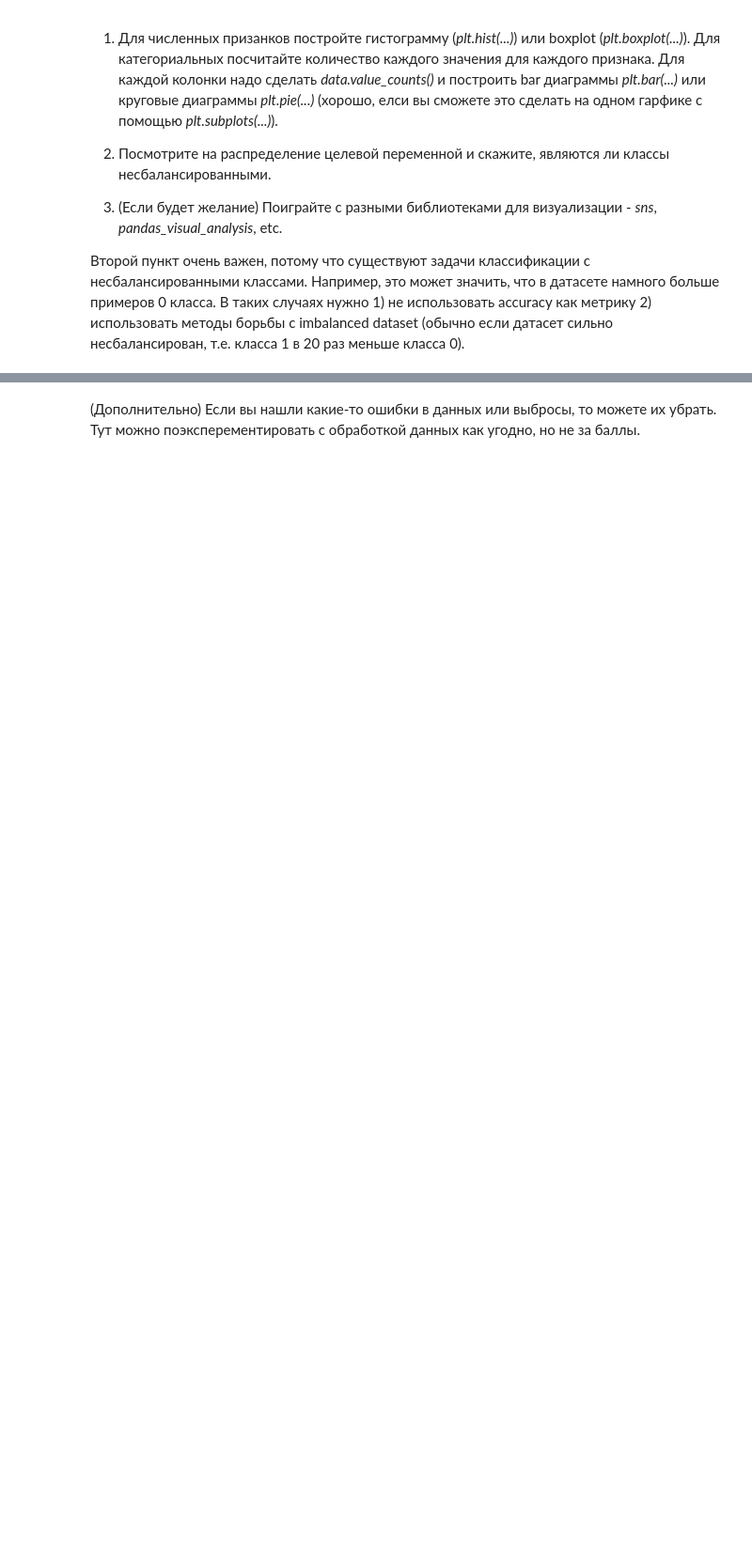
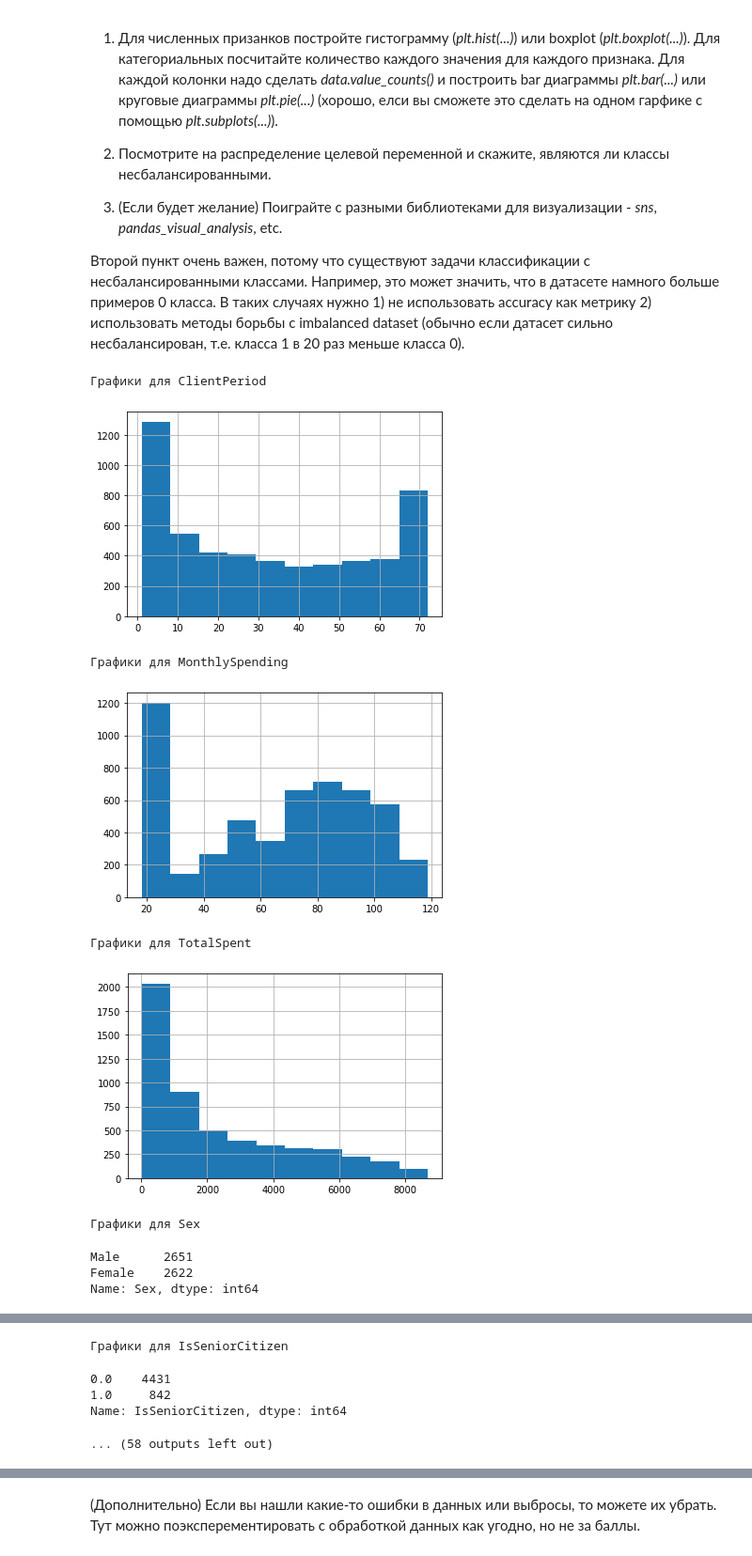
Before and after one commit to LevPerla/DLS_CV_Course, a Jupyter notebook: homeworks_2/Решение ML задачи и Kaggle./Baseline.ipynb, the cells around one changed output, grey strips where cells are left out. Shown at 94% size. Drawn from its saved outputs; the diff is of its cells as text; code cells hidden in the pictures; blank space fills up the shorter version.

```diff
--- a/homeworks_2/Решение ML задачи и Kaggle./Baseline.ipynb
+++ b/homeworks_2/Решение ML задачи и Kaggle./Baseline.ipynb
@@ -100,0 +140,5 @@ target_col = 'Churn'
+# %%
+# В столбце TotalSpent были пустые строки, что мешало конвертации в тип float
+data[data["TotalSpent"] == " "]  = np.nan
+data["TotalSpent"] = data["TotalSpent"].astype(float)
+data.dropna(inplace=True)
@@ -152,0 +177,29 @@ memory usage: 825.4+ KB
+# %%
+def data_plot(series):
+  stats = series.value_counts()
+
+  display(stats)
+  stats.plot(kind="bar")
+  plt.show()
+  stats.plot(kind="pie")
+  plt.show()
+
+for col_name in num_cols:
+  print(f"\n\n\nГрафики для {col_name}")
+  data[col_name].hist()
+  plt.show()
+
+for col_name in cat_cols:
+  print(f"\n\n\nГрафики для {col_name}")
+  data_plot(data[col_name])
+# %% [output]
+Графики для ClientPeriod
+[figure, added]
+Графики для MonthlySpending
+[figure, added]
+Графики для TotalSpent
+[figure, added]
+Графики для Sex
+Male      2651
+Female    2622
+Name: Sex, dtype: int64
@@ -152,0 +208,5 @@ memory usage: 825.4+ KB
+Графики для IsSeniorCitizen
+0.0    4431
+1.0     842
+Name: IsSeniorCitizen, dtype: int64
+... (58 outputs left out)
```
Also changed, not shown: parts of 9 cells of this notebook.
